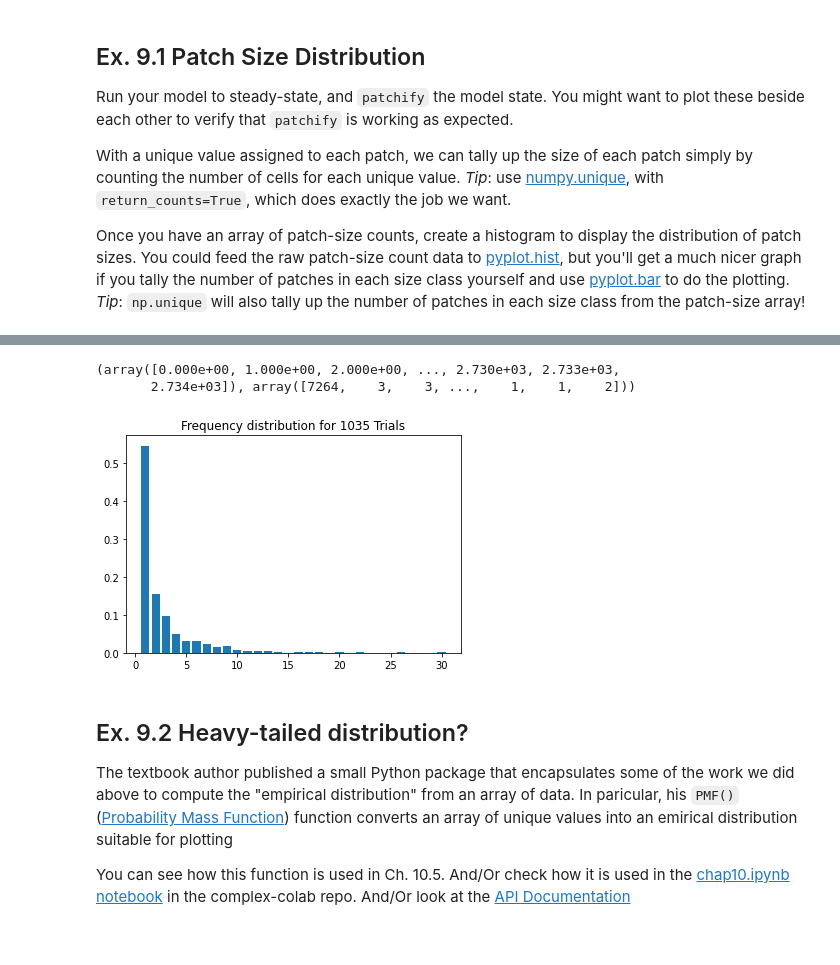
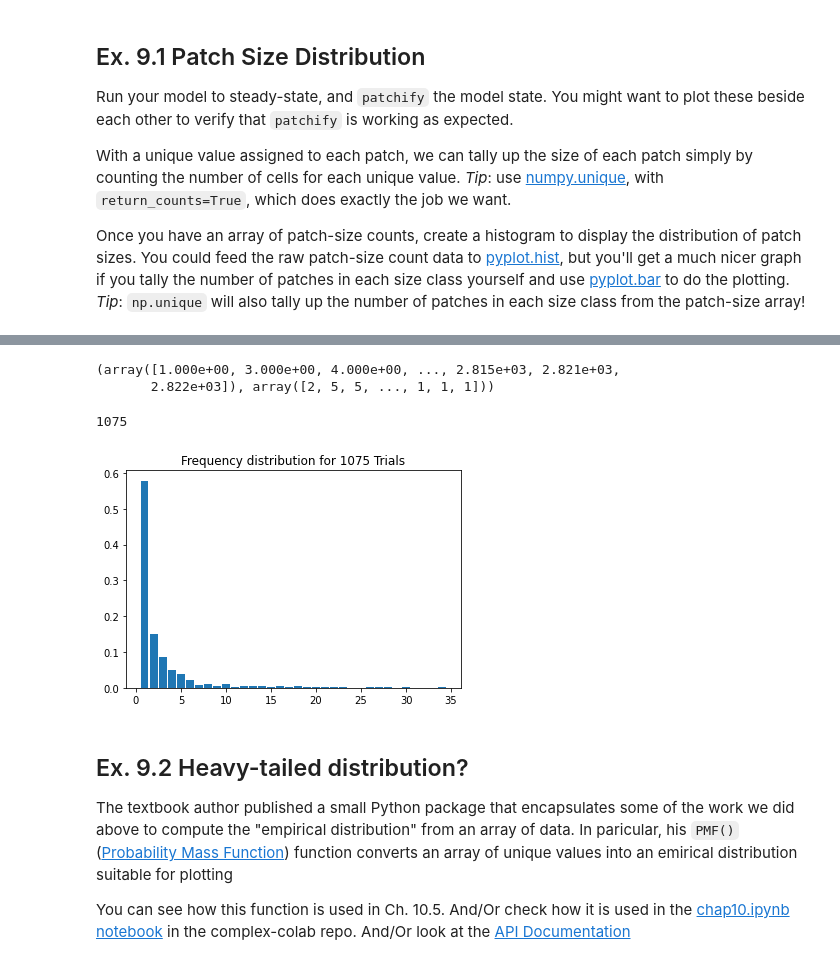
Before and after one commit to StoneMason495/cap-comp215, a Jupyter notebook: labs/lab09ZM.ipynb, the cells around one changed output, grey strips where cells are left out. Cells and saved outputs as stored; diff of their text form; code cells hidden in the pictures.

```diff
--- a/labs/lab09ZM.ipynb
+++ b/labs/lab09ZM.ipynb
@@ -465,18 +466,16 @@ steady_state.draw()
 # %%
 print(u_patched)
 u_patched = u_patched
+len(u_patched[0])
 # %% [output]
-(array([0.000e+00, 1.000e+00, 2.000e+00, ..., 2.730e+03, 2.733e+03,
-       2.734e+03]), array([7264,    3,    3, ...,    1,    1,    2]))
+(array([1.000e+00, 3.000e+00, 4.000e+00, ..., 2.815e+03, 2.821e+03,
+       2.822e+03]), array([2, 5, 5, ..., 1, 1, 1]))
+1075
-# %%
-# plt.bar(u_patched[0], u_patched[1])
-dist = FrequencyDist(u_patched[1][1:])
-# _, ax = plt.subplots(1, 1, figsize=(6, 4))
-# ax.bar(u_patched[0], u_patched[1])
-# print(u_patched[1])
-dist.bar()
-# %% [output]
-[figure, removed]
+# %%
+dist = FrequencyDist(u_patched[1])
+dist.bar()
+# %% [output]
+[figure, added]
 # %% [markdown]
 ## Ex. 9.2 Heavy-tailed distribution?
 The textbook author published a small Python package that encapsulates some of the work we did above to compute the "empirical distribution" from an array of data.  In paricular, his `PMF()` ([Probability Mass Function](https://en.wikipedia.org/wiki/Probability_mass_function)) function converts an array of unique values into an emirical distribution suitable for plotting
```
Also changed, not shown: parts of 9 cells of this notebook.
